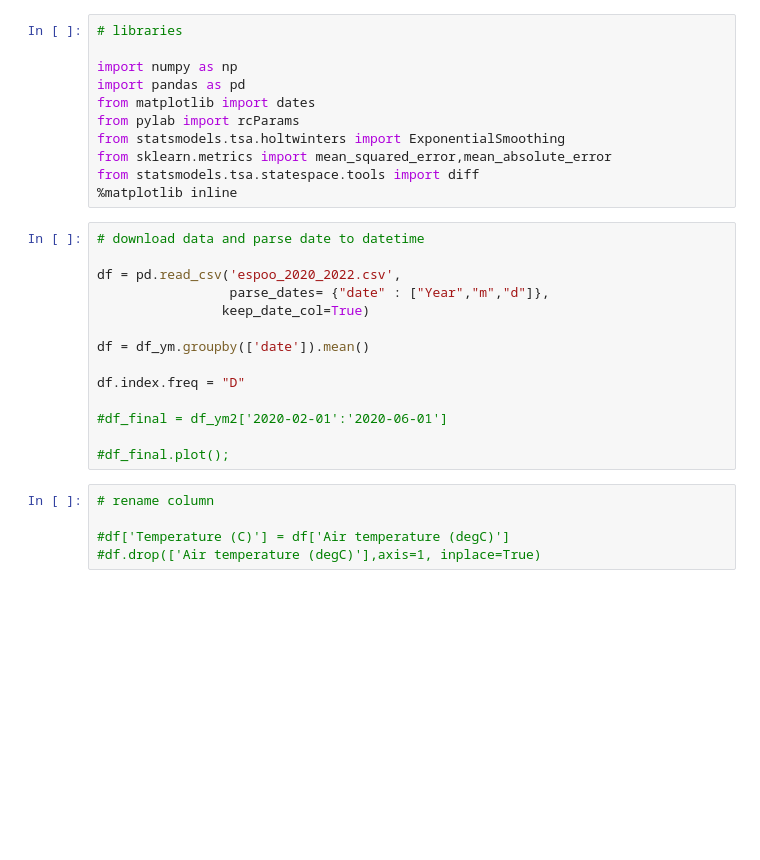
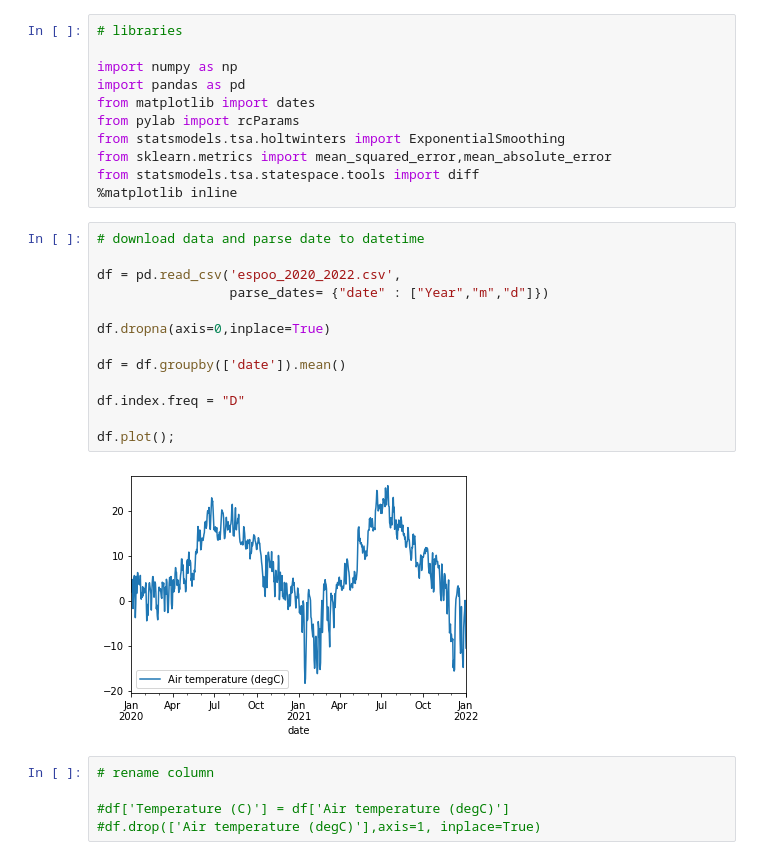
Before and after one commit to MikhailKuklin/time-series-analysis-forecasting, a Jupyter notebook: notebooks/ts_forecasting.ipynb, the cells around one changed output. Saved outputs shown, nothing was run; the diff lists cells and outputs as text; blank space fills up the shorter version.

```diff
--- a/notebooks/ts_forecasting.ipynb
+++ b/notebooks/ts_forecasting.ipynb
@@ -14,17 +14,18 @@ from statsmodels.tsa.statespace.tools import diff
 # %%
 # download data and parse date to datetime
 
 df = pd.read_csv('espoo_2020_2022.csv',
-                 parse_dates= {"date" : ["Year","m","d"]},
-                keep_date_col=True)
+                 parse_dates= {"date" : ["Year","m","d"]})
 
-df = df_ym.groupby(['date']).mean()
+df.dropna(axis=0,inplace=True)
+
+df = df.groupby(['date']).mean()
 
 df.index.freq = "D"
 
-#df_final = df_ym2['2020-02-01':'2020-06-01']
-
-#df_final.plot();
+df.plot();
+# %% [output]
+[figure, added]
 # %%
 # rename column
 
```
